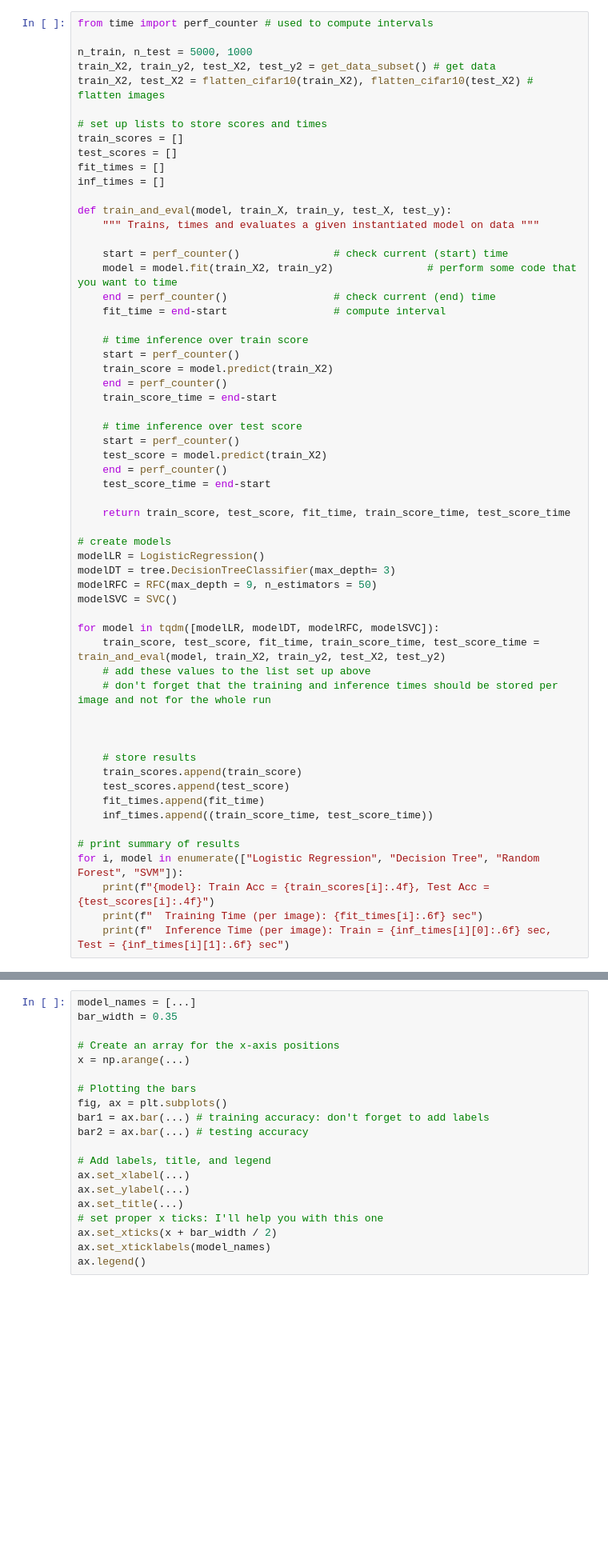
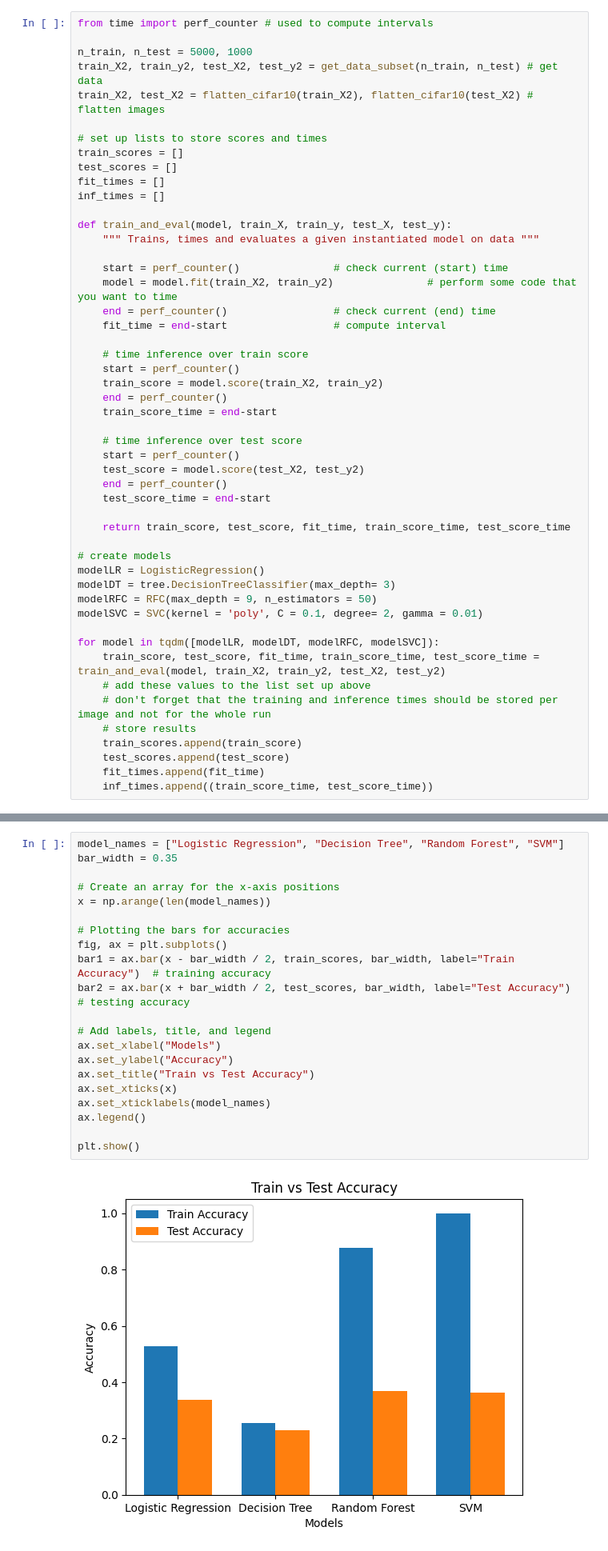
Before and after one commit to RiccardoZatti/TMDL, a Jupyter notebook: TMDL_2024_25_Assignment_2,_Qs_only.ipynb, the cells around one changed output, grey strips where cells are left out. Shown: that part at 80% size. Cells and saved outputs as stored; diff of their text form; blank space fills up the shorter version.

```diff
--- a/TMDL_2024_25_Assignment_2,_Qs_only.ipynb
+++ b/TMDL_2024_25_Assignment_2,_Qs_only.ipynb
@@ -368,7 +368,7 @@ The perf_counter() function is useful for this because it provides high-precisio
 from time import perf_counter # used to compute intervals
 
 n_train, n_test = 5000, 1000
-train_X2, train_y2, test_X2, test_y2 = get_data_subset() # get data
+train_X2, train_y2, test_X2, test_y2 = get_data_subset(n_train, n_test) # get data
 train_X2, test_X2 = flatten_cifar10(train_X2), flatten_cifar10(test_X2) # flatten images
 
 # set up lists to store scores and times
@@ -387,13 +387,13 @@ def train_and_eval(model, train_X, train_y, test_X, test_y):
 
     # time inference over train score
     start = perf_counter()
-    train_score = model.predict(train_X2)
+    train_score = model.score(train_X2, train_y2)
     end = perf_counter()
     train_score_time = end-start
 
     # time inference over test score
     start = perf_counter()
-    test_score = model.predict(train_X2)
+    test_score = model.score(test_X2, test_y2)
     end = perf_counter()
     test_score_time = end-start
 
@@ -403,24 +403,15 @@ def train_and_eval(model, train_X, train_y, test_X, test_y):
 modelLR = LogisticRegression()
 modelDT = tree.DecisionTreeClassifier(max_depth= 3)
 modelRFC = RFC(max_depth = 9, n_estimators = 50)
-modelSVC = SVC()
+modelSVC = SVC(kernel = 'poly', C = 0.1, degree= 2, gamma = 0.01)
 
 for model in tqdm([modelLR, modelDT, modelRFC, modelSVC]):
     train_score, test_score, fit_time, train_score_time, test_score_time = train_and_eval(model, train_X2, train_y2, test_X2, test_y2)
     # add these values to the list set up above
     # don't forget that the training and inference times should be stored per image and not for the whole run
-
-
-
     # store results
     train_scores.append(train_score)
     test_scores.append(test_score)
     fit_times.append(fit_time)
     inf_times.append((train_score_time, test_score_time))
-
-# print summary of results
-for i, model in enumerate(["Logistic Regression", "Decision Tree", "Random Forest", "SVM"]):
-    print(f"{model}: Train Acc = {train_scores[i]:.4f}, Test Acc = {test_scores[i]:.4f}")
-    print(f"  Training Time (per image): {fit_times[i]:.6f} sec")
-    print(f"  Inference Time (per image): Train = {inf_times[i][0]:.6f} sec, Test = {inf_times[i][1]:.6f} sec")
 # %% [output]
@@ -432,22 +429,25 @@ Plot two barplots:
 
 For each, make sure you don't forget the unit of measurement, add a title and axis labels and make sure there are labels and a legend.
 # %%
-model_names = [...]
+model_names = ["Logistic Regression", "Decision Tree", "Random Forest", "SVM"]
 bar_width = 0.35
 
 # Create an array for the x-axis positions
-x = np.arange(...)
+x = np.arange(len(model_names))
 
-# Plotting the bars
+# Plotting the bars for accuracies
 fig, ax = plt.subplots()
-bar1 = ax.bar(...) # training accuracy: don't forget to add labels
-bar2 = ax.bar(...) # testing accuracy
+bar1 = ax.bar(x - bar_width / 2, train_scores, bar_width, label="Train Accuracy")  # training accuracy
+bar2 = ax.bar(x + bar_width / 2, test_scores, bar_width, label="Test Accuracy")  # testing accuracy
 
 # Add labels, title, and legend
-ax.set_xlabel(...)
-ax.set_ylabel(...)
-ax.set_title(...)
-# set proper x ticks: I'll help you with this one
-ax.set_xticks(x + bar_width / 2)
+ax.set_xlabel("Models")
+ax.set_ylabel("Accuracy")
+ax.set_title("Train vs Test Accuracy")
+ax.set_xticks(x)
 ax.set_xticklabels(model_names)
 ax.legend()
+
+plt.show()
+# %% [output]
+[figure, added]
```
Also changed, not shown: parts of 5 cells of this notebook.
